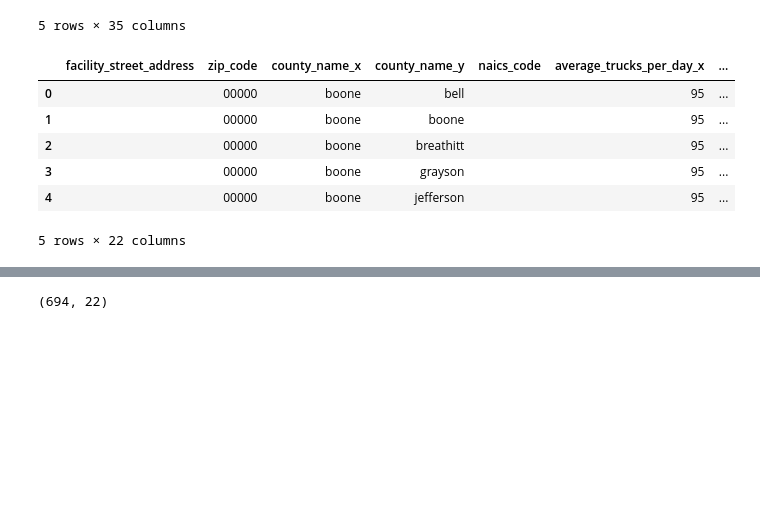
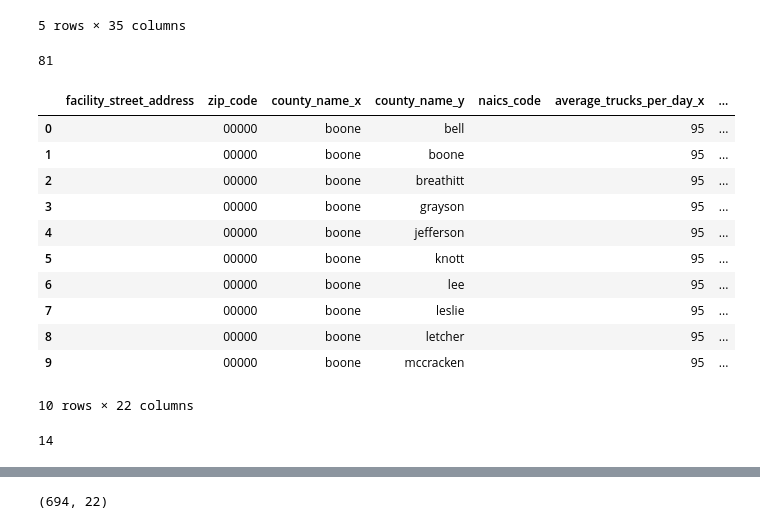
Before and after one commit to Mikes-Design/ky_traffic_analytics, a Jupyter notebook: worked_data/work.ipynb, the cells around one changed output, grey strips where cells are left out. Saved outputs shown, nothing was run; the diff lists cells and outputs as text; code cells hidden in the pictures; blank space fills up the shorter version.

```diff
--- a/worked_data/work.ipynb
+++ b/worked_data/work.ipynb
@@ -521,6 +521,14 @@ temp_df[same_facility].head()
 5 rows × 35 columns
 # %%
 merged_df_copy = merged_df.copy()
+# %%
+missing_address_sum = merged_df_copy['facility_street_address'].apply(
+    lambda x: pd.isna(x) or str(x).strip() == ''
+).sum()
+
+print(missing_address_sum)
+# %% [output]
+81
 # %%
 # this is a list called group_cols that will be used to group the DataFrame
 group_cols = [
@@ -568,12 +577,26 @@ deduped_df = merged_df_copy.groupby(group_cols).agg({
 # this moves the groupby coulmns back to the original place and replaces index with a interger
 }).reset_index()
 # %%
-deduped_df.head()
+deduped_df.head(10)
 # %% [output]
 |  | facility_street_address | zip_code | county_name_x | county_name_y | naics_code | average_trucks_per_day_x | ... |
 | 0 |  | 00000 | boone | bell |  | 95 | ... |
 | 1 |  | 00000 | boone | boone |  | 95 | ... |
 | 2 |  | 00000 | boone | breathitt |  | 95 | ... |
 | 3 |  | 00000 | boone | grayson |  | 95 | ... |
 | 4 |  | 00000 | boone | jefferson |  | 95 | ... |
+| 5 |  | 00000 | boone | knott |  | 95 | ... |
+| 6 |  | 00000 | boone | lee |  | 95 | ... |
+| 7 |  | 00000 | boone | leslie |  | 95 | ... |
+| 8 |  | 00000 | boone | letcher |  | 95 | ... |
+| 9 |  | 00000 | boone | mccracken |  | 95 | ... |
-5 rows × 22 columns
+10 rows × 22 columns
+# %%
+# sum of missing or blank facility_street_address entries
+missing_address_sum = deduped_df['facility_street_address'].apply(
+    lambda x: pd.isna(x) or str(x).strip() == ''
+).sum()
+
+print(missing_address_sum)
+# %% [output]
+14
```
Also changed, not shown: parts of 7 cells of this notebook.
